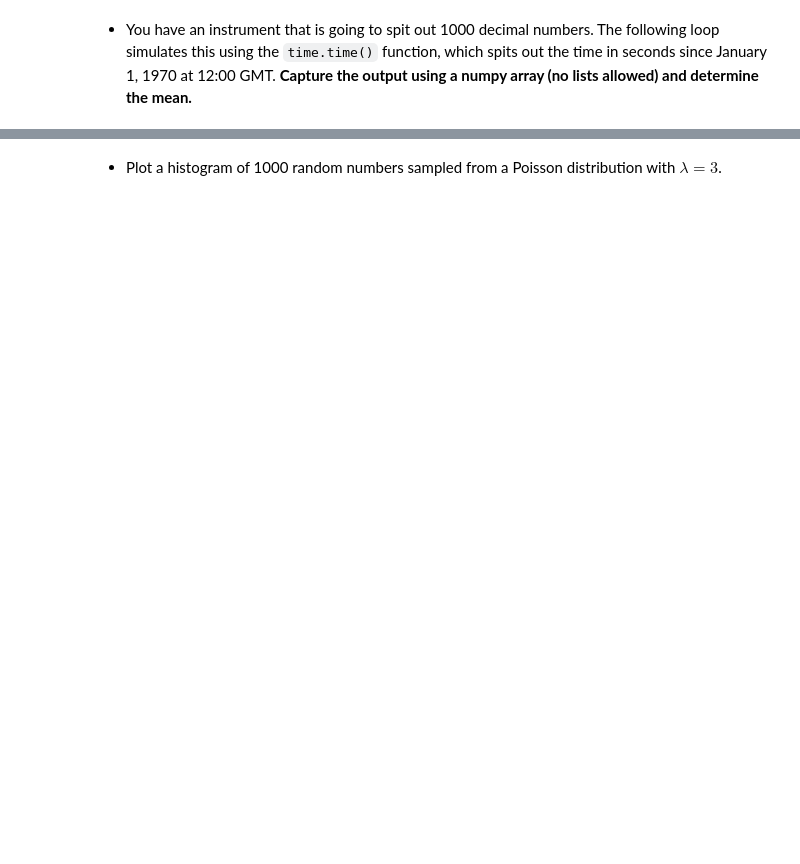
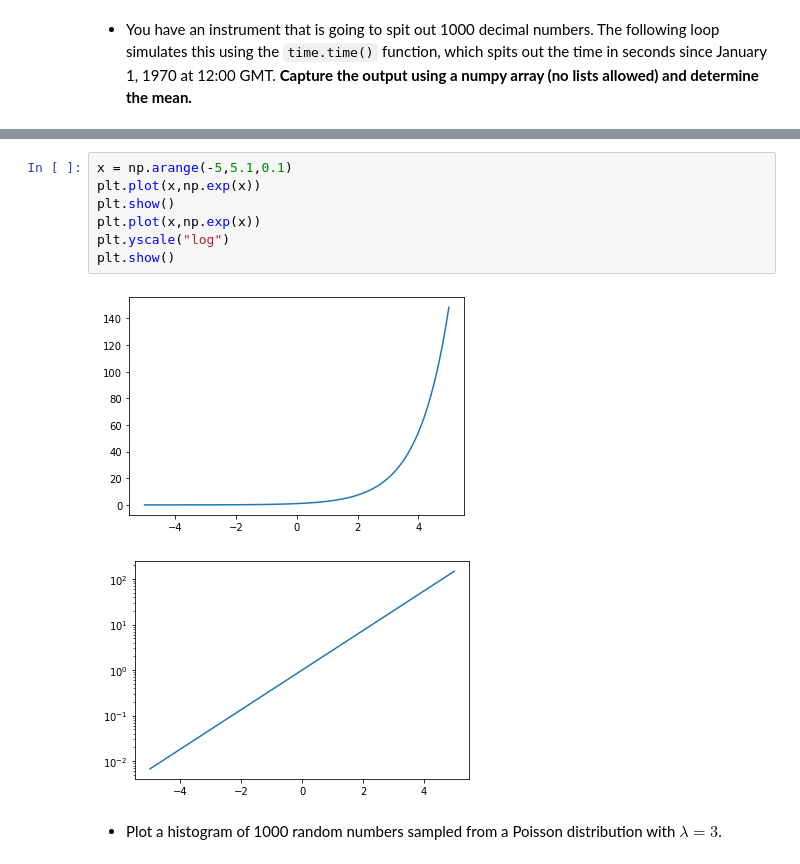
Before and after one commit to harmsm/pythonic-science, a Jupyter notebook: labs/01_simulation/01_simulations-key.ipynb, the cells around one changed output, grey strips where cells are left out. Cells and saved outputs as stored; diff of their text form; blank space fills up the shorter version.

```diff
--- a/labs/01_simulation/01_simulations-key.ipynb
+++ b/labs/01_simulation/01_simulations-key.ipynb
@@ -42,2 +78,12 @@ Reference material is [here](https://aclarke.uoregon.edu:8000/user/[YOUR_USER_NA
+# %%
+x = np.arange(-5,5.1,0.1)
+plt.plot(x,np.exp(x))
+plt.show()
+plt.plot(x,np.exp(x))
+plt.yscale("log")
+plt.show()
+# %% [output]
+[figure, added]
+[figure, added]
 # %% [markdown]
 + Plot a histogram of 1000 random numbers sampled from a Poisson distribution with $\lambda = 3$.
```
Also changed, not shown: parts of 19 cells of this notebook, 1 other file.
